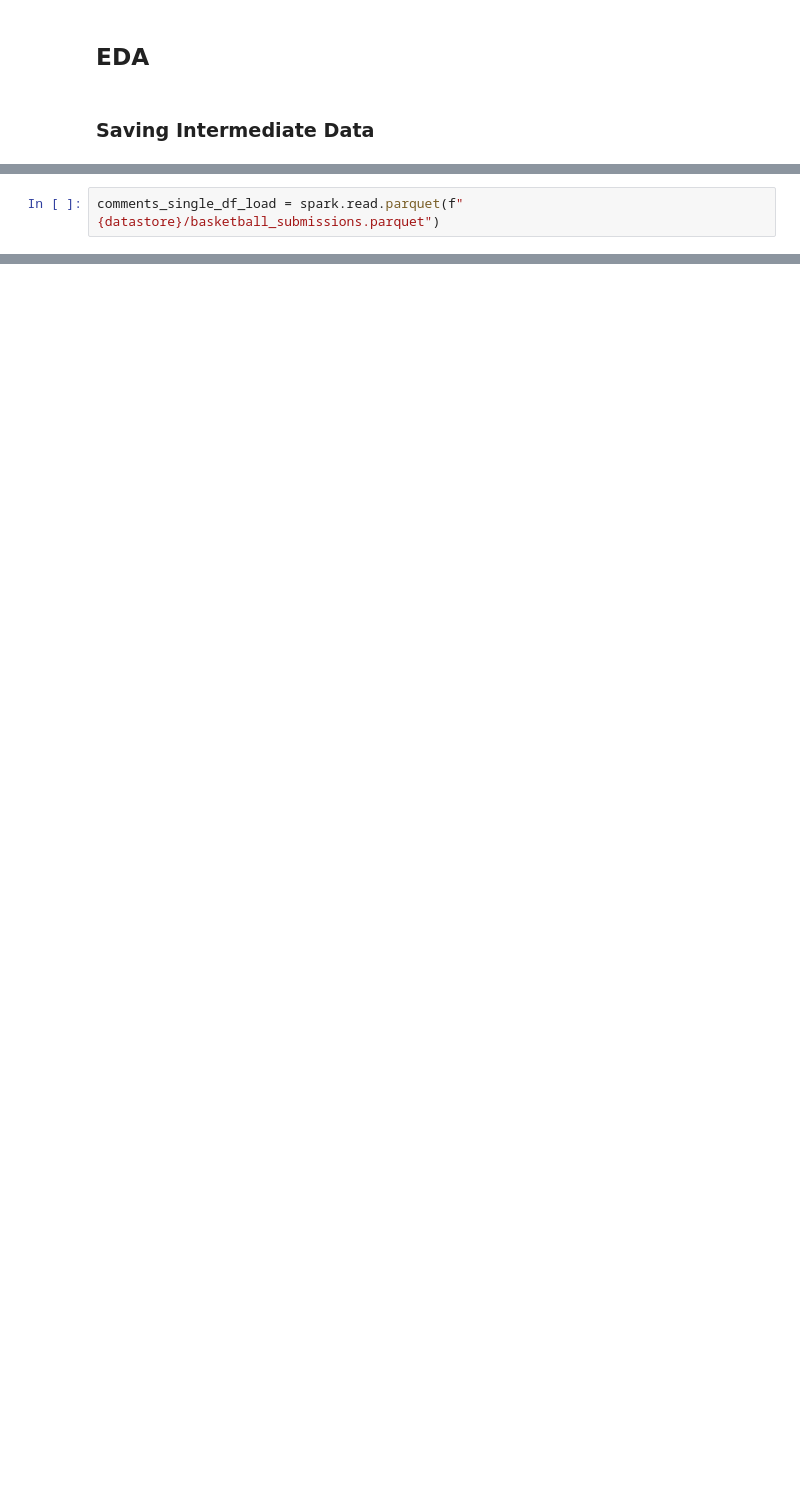
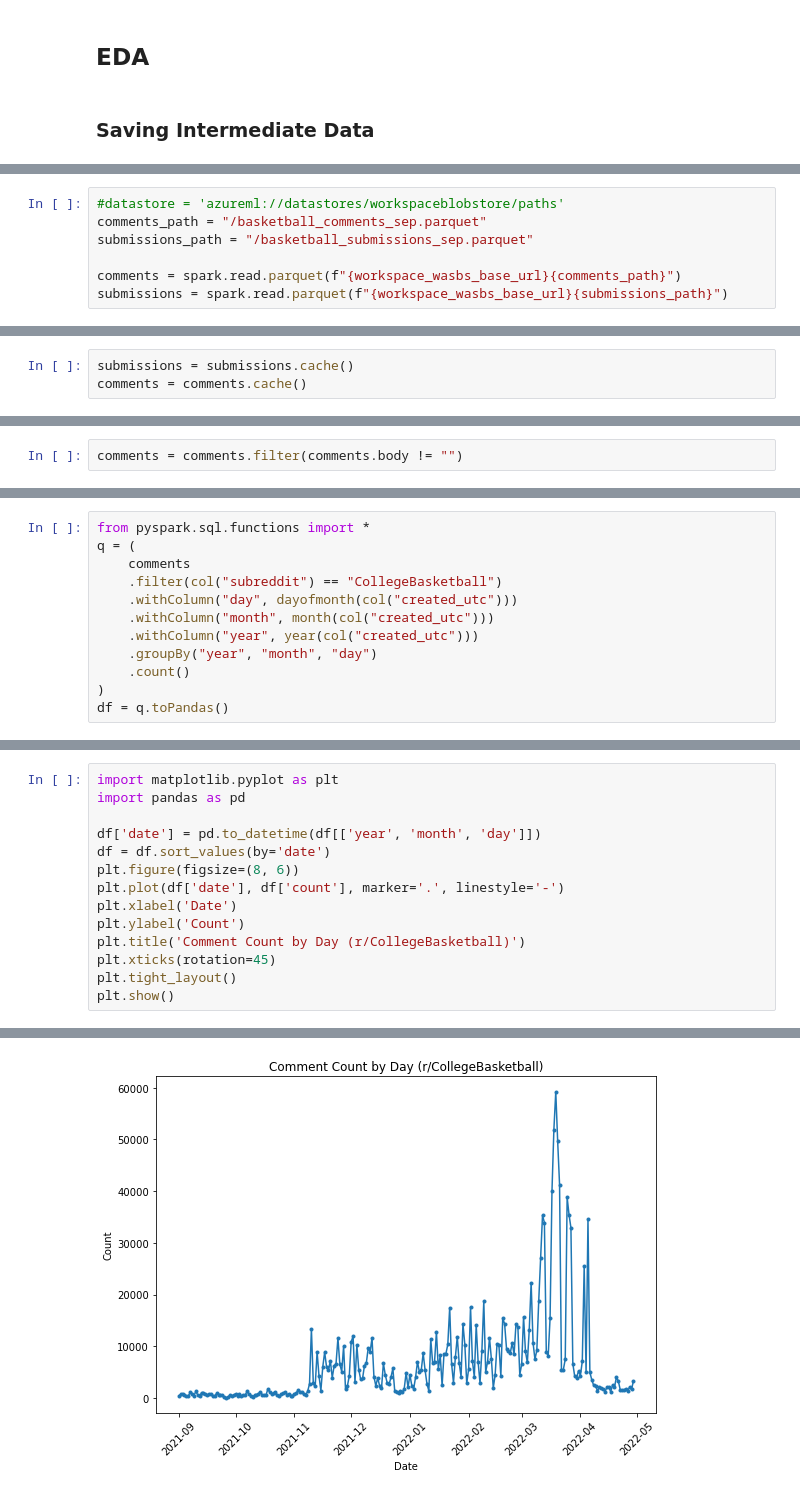
Before and after one commit to gu-dsan6000/fall-2023-reddit-project-team-26, a Jupyter notebook: code/project_eda.ipynb, the cells around one changed output, grey strips where cells are left out. Saved outputs shown, nothing was run; the diff lists cells and outputs as text; blank space fills up the shorter version.

Commit message:
uploading project_eda with correct code to filter and save data

```diff
--- a/code/project_eda.ipynb
+++ b/code/project_eda.ipynb
@@ -338,3 +271,8 @@ StatementMeta(, , , Waiting, )
 # %%
-comments_single_df_load = spark.read.parquet(f"{datastore}/basketball_submissions.parquet")
+#datastore = 'azureml://datastores/workspaceblobstore/paths'
+comments_path = "/basketball_comments_sep.parquet"
+submissions_path = "/basketball_submissions_sep.parquet"
+
+comments = spark.read.parquet(f"{workspace_wasbs_base_url}{comments_path}")
+submissions = spark.read.parquet(f"{workspace_wasbs_base_url}{submissions_path}")
 # %% [output]
@@ -343,0 +282,3 @@ StatementMeta(7c27951d-2bdf-4140-be82-d0dc0c0e7d8e, 0, 61, Finished, Available)
+# %%
+submissions = submissions.cache()
+comments = comments.cache()
@@ -343,0 +301,2 @@ StatementMeta(7c27951d-2bdf-4140-be82-d0dc0c0e7d8e, 0, 61, Finished, Available)
+# %%
+comments = comments.filter(comments.body != "")
@@ -343,0 +356,12 @@ StatementMeta(7c27951d-2bdf-4140-be82-d0dc0c0e7d8e, 0, 61, Finished, Available)
+# %%
+from pyspark.sql.functions import *
+q = (
+    comments
+    .filter(col("subreddit") == "CollegeBasketball")
+    .withColumn("day", dayofmonth(col("created_utc")))
+    .withColumn("month", month(col("created_utc")))
+    .withColumn("year", year(col("created_utc")))
+    .groupBy("year", "month", "day")
+    .count()
+)
+df = q.toPandas()
@@ -343,0 +370,15 @@ StatementMeta(7c27951d-2bdf-4140-be82-d0dc0c0e7d8e, 0, 61, Finished, Available)
+# %%
+import matplotlib.pyplot as plt
+import pandas as pd
+
+df['date'] = pd.to_datetime(df[['year', 'month', 'day']])
+df = df.sort_values(by='date')
+plt.figure(figsize=(8, 6))
+plt.plot(df['date'], df['count'], marker='.', linestyle='-')
+plt.xlabel('Date')
+plt.ylabel('Count')
+plt.title('Comment Count by Day (r/CollegeBasketball)')
+plt.xticks(rotation=45)
+plt.tight_layout()
+plt.show()
+# %% [output]
@@ -343,0 +386 @@ StatementMeta(7c27951d-2bdf-4140-be82-d0dc0c0e7d8e, 0, 61, Finished, Available)
+[figure, added]
```
Also changed, not shown: parts of 43 cells of this notebook.
